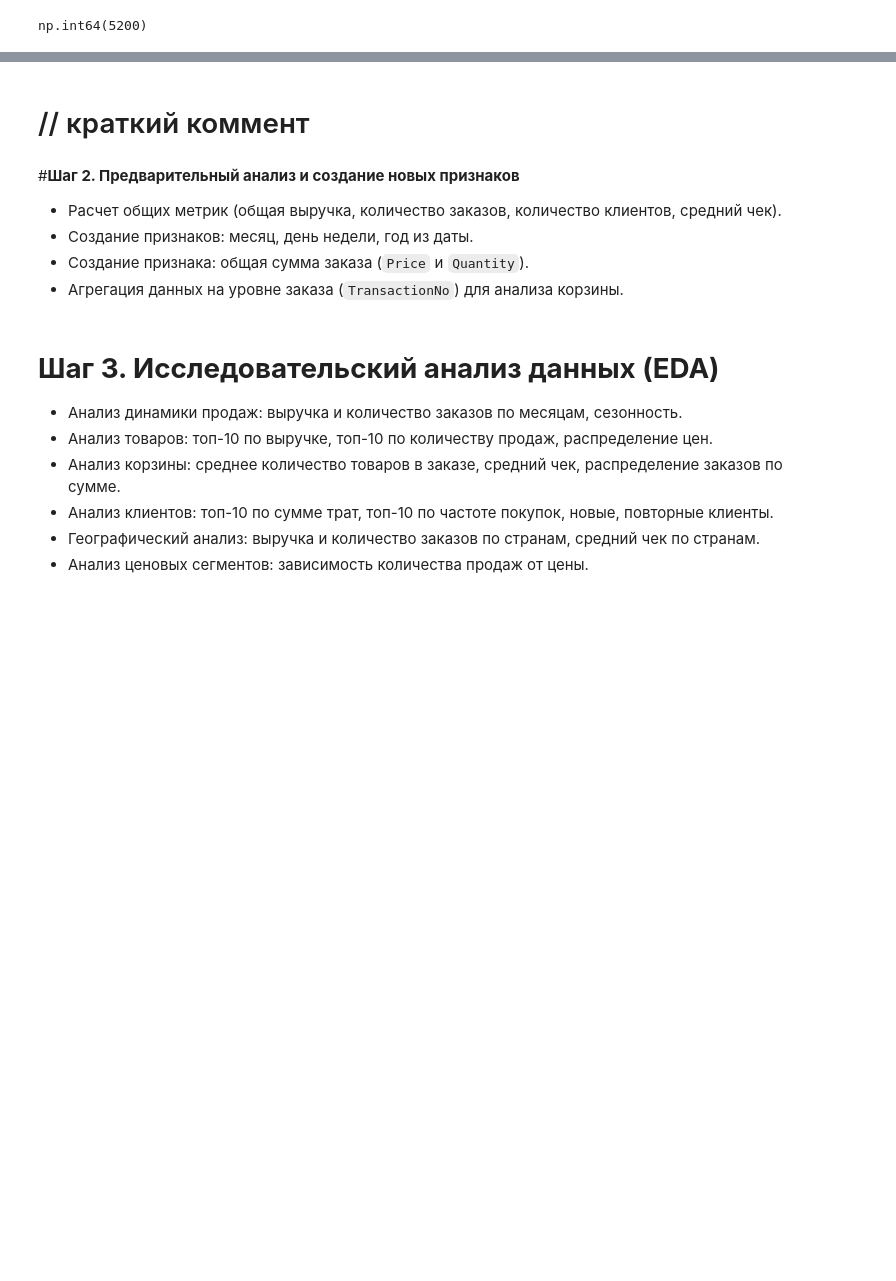
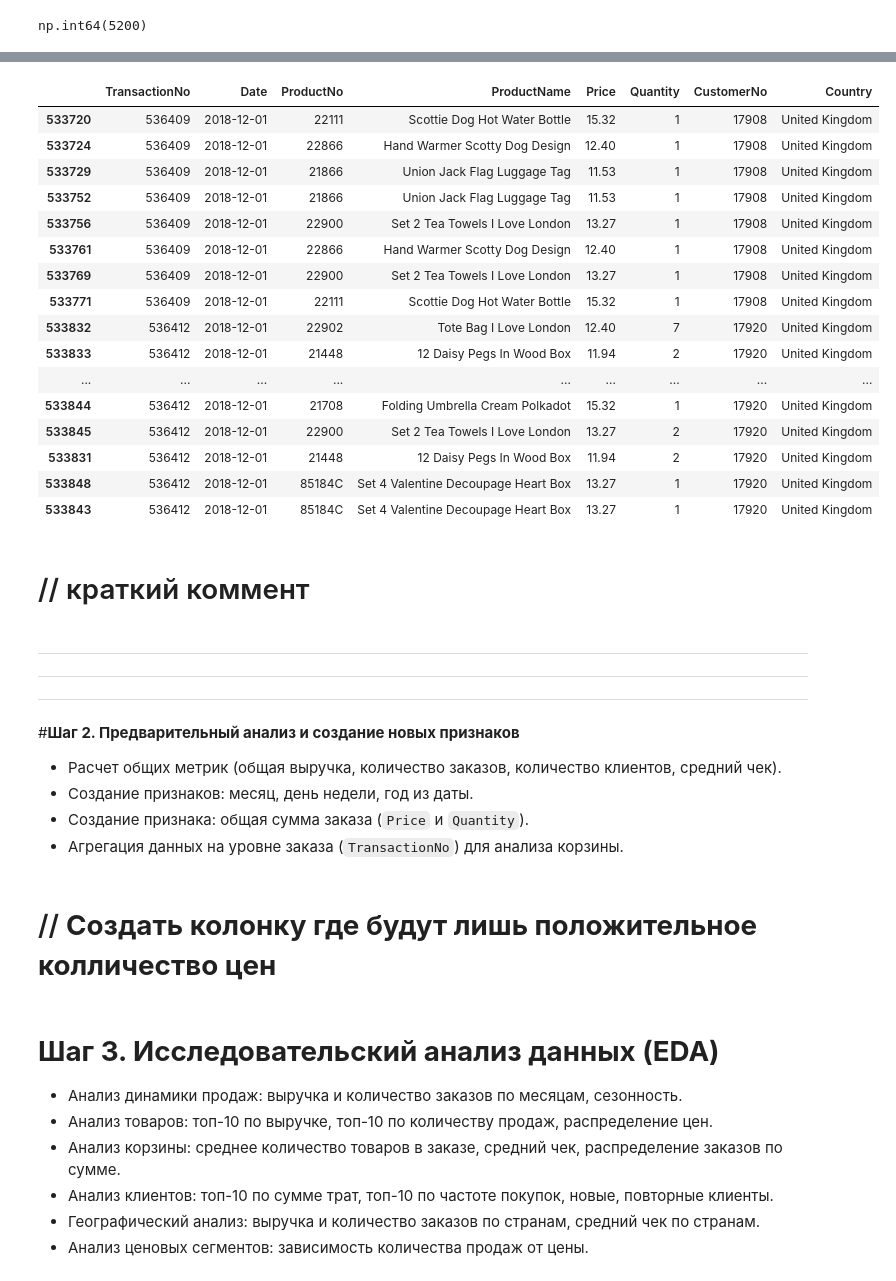
Before and after one commit to dazzens/dazzens, a Jupyter notebook: EDA_проект.ipynb, the cells around one changed output, grey strips where cells are left out. Saved outputs shown, nothing was run; the diff lists cells and outputs as text; code cells hidden in the pictures; blank space fills up the shorter version.

```diff
--- a/EDA_проект.ipynb
+++ b/EDA_проект.ipynb
@@ -417,5 +515,31 @@ np.int64(5200)
+# %%
+
+# Показать реальные дубликаты (первые 10)
+df[df.duplicated(keep=False)].sort_values('TransactionNo').head(20)
+# %% [output]
+|  | TransactionNo | Date | ProductNo | ProductName | Price | Quantity | CustomerNo | Country |
+| 533720 | 536409 | 2018-12-01 | 22111 | Scottie Dog Hot Water Bottle | 15.32 | 1 | 17908 | United Kingdom |
+| 533724 | 536409 | 2018-12-01 | 22866 | Hand Warmer Scotty Dog Design | 12.40 | 1 | 17908 | United Kingdom |
+| 533729 | 536409 | 2018-12-01 | 21866 | Union Jack Flag Luggage Tag | 11.53 | 1 | 17908 | United Kingdom |
+| 533752 | 536409 | 2018-12-01 | 21866 | Union Jack Flag Luggage Tag | 11.53 | 1 | 17908 | United Kingdom |
+| 533756 | 536409 | 2018-12-01 | 22900 | Set 2 Tea Towels I Love London | 13.27 | 1 | 17908 | United Kingdom |
+| 533761 | 536409 | 2018-12-01 | 22866 | Hand Warmer Scotty Dog Design | 12.40 | 1 | 17908 | United Kingdom |
+| 533769 | 536409 | 2018-12-01 | 22900 | Set 2 Tea Towels I Love London | 13.27 | 1 | 17908 | United Kingdom |
+| 533771 | 536409 | 2018-12-01 | 22111 | Scottie Dog Hot Water Bottle | 15.32 | 1 | 17908 | United Kingdom |
+| 533832 | 536412 | 2018-12-01 | 22902 | Tote Bag I Love London | 12.40 | 7 | 17920 | United Kingdom |
+| 533833 | 536412 | 2018-12-01 | 21448 | 12 Daisy Pegs In Wood Box | 11.94 | 2 | 17920 | United Kingdom |
+| ... | ... | ... | ... | ... | ... | ... | ... | ... |
+| 533844 | 536412 | 2018-12-01 | 21708 | Folding Umbrella Cream Polkadot | 15.32 | 1 | 17920 | United Kingdom |
+| 533845 | 536412 | 2018-12-01 | 22900 | Set 2 Tea Towels I Love London | 13.27 | 2 | 17920 | United Kingdom |
+| 533831 | 536412 | 2018-12-01 | 21448 | 12 Daisy Pegs In Wood Box | 11.94 | 2 | 17920 | United Kingdom |
+| 533848 | 536412 | 2018-12-01 | 85184C | Set 4 Valentine Decoupage Heart Box | 13.27 | 1 | 17920 | United Kingdom |
+| 533843 | 536412 | 2018-12-01 | 85184C | Set 4 Valentine Decoupage Heart Box | 13.27 | 1 | 17920 | United Kingdom |
 # %% [markdown]
 # // краткий коммент
+# %% [markdown]
+----
+----
+----
 # %% [markdown]
 #**Шаг 2. Предварительный анализ и создание новых признаков**
 
@@ -423,6 +547,8 @@ np.int64(5200)
 - Создание признаков: месяц, день недели, год из даты.
 - Создание признака: общая сумма заказа (`Price` и `Quantity`).
 - Агрегация данных на уровне заказа (`TransactionNo`) для анализа корзины.
+# %% [markdown]
+# // **Создать колонку где будут лишь положительное колличество цен**
 # %% [markdown]
 # **Шаг 3. Исследовательский анализ данных (EDA)**
 
```
Also changed, not shown: parts of 29 cells of this notebook.
